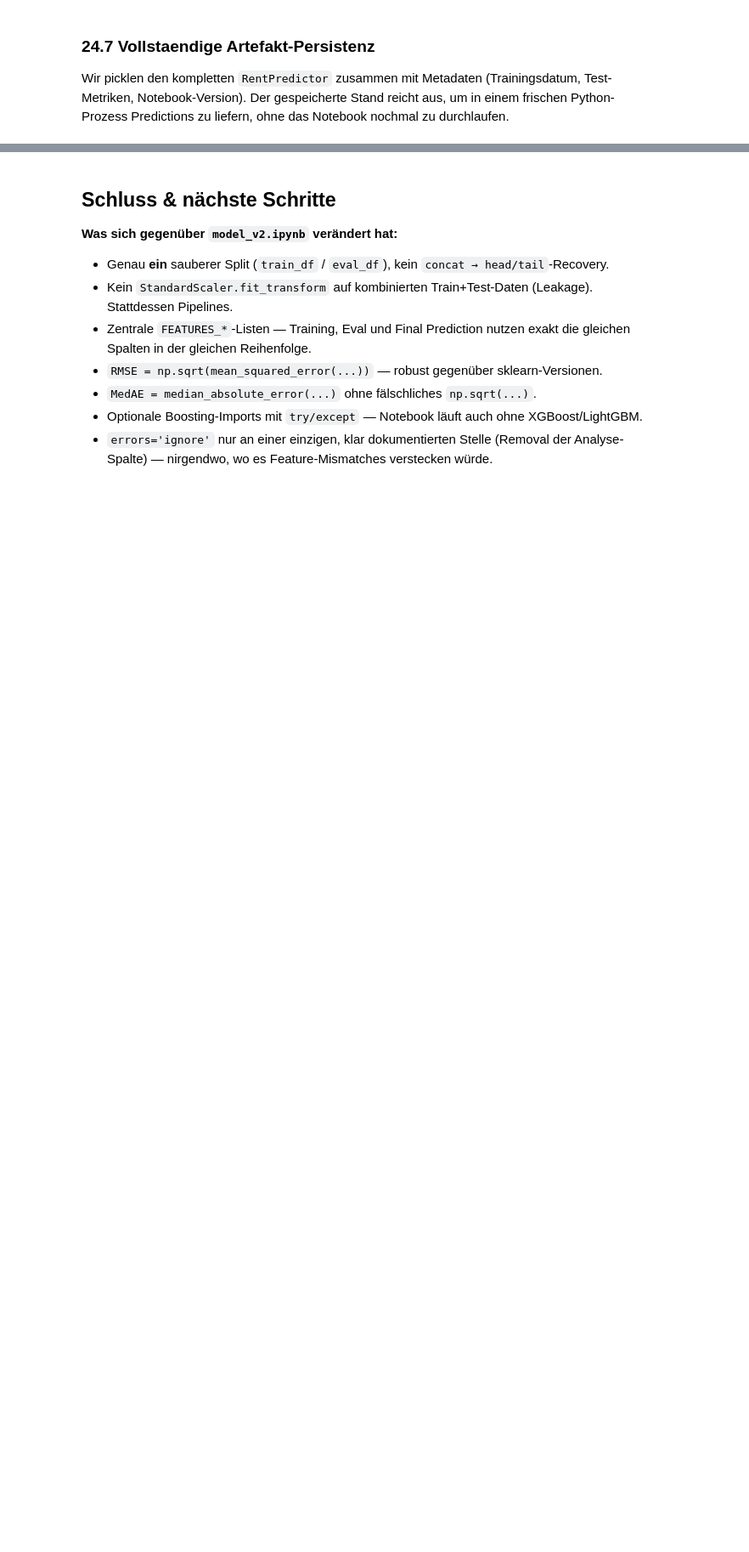
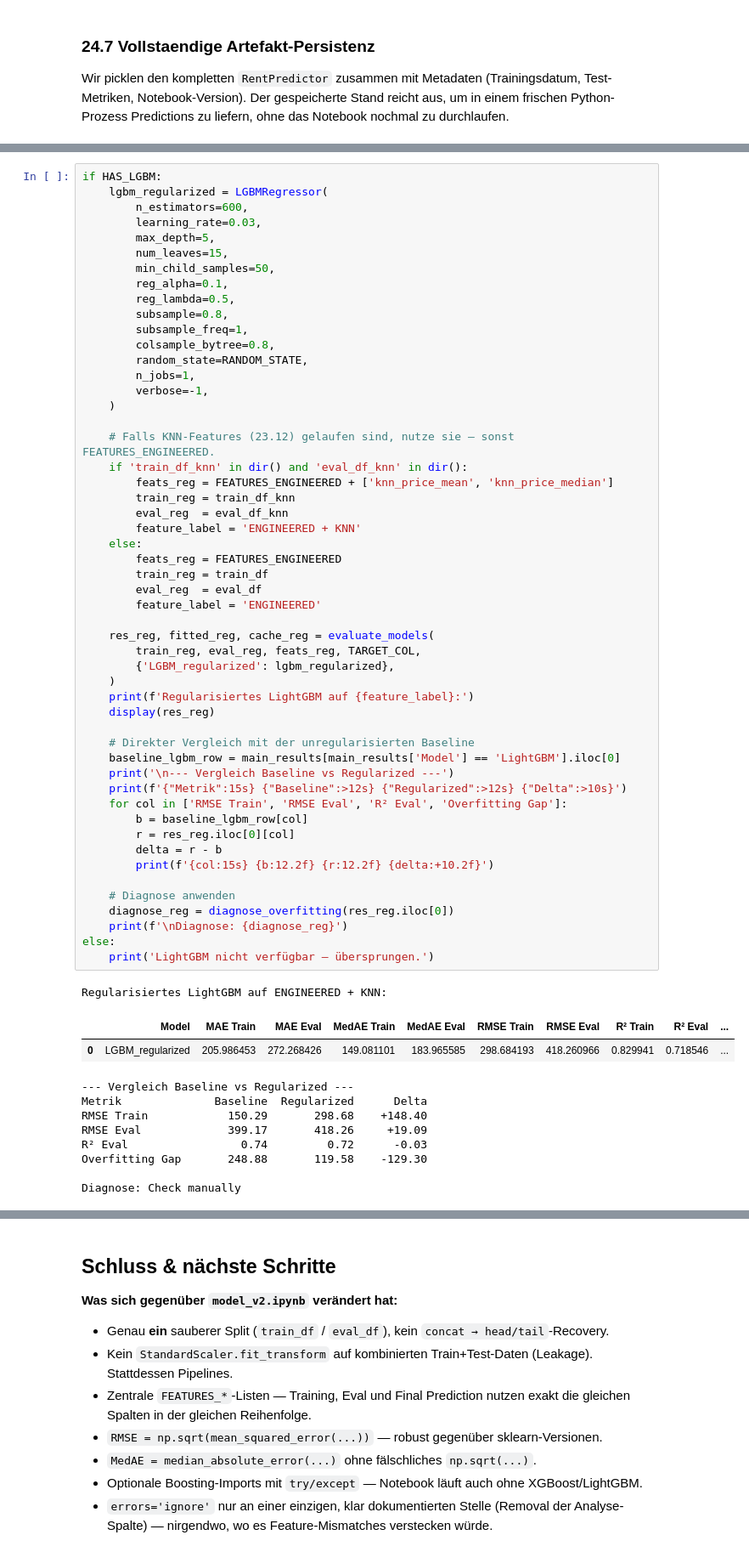
Before and after one commit to wadafacc/dspro1, a Jupyter notebook: src/notebooks/model_v3_clean.ipynb, the cells around one changed output, grey strips where cells are left out. Shown at 85% size. Cells and saved outputs as stored; diff of their text form; blank space fills up the shorter version.

```diff
--- a/src/notebooks/model_v3_clean.ipynb
+++ b/src/notebooks/model_v3_clean.ipynb
@@ -3668,0 +3727,64 @@ True
+# %%
+if HAS_LGBM:
+    lgbm_regularized = LGBMRegressor(
+        n_estimators=600,
+        learning_rate=0.03,
+        max_depth=5,
+        num_leaves=15,
+        min_child_samples=50,
+        reg_alpha=0.1,
+        reg_lambda=0.5,
+        subsample=0.8,
+        subsample_freq=1,
+        colsample_bytree=0.8,
+        random_state=RANDOM_STATE,
+        n_jobs=1,
+        verbose=-1,
+    )
+
+    # Falls KNN-Features (23.12) gelaufen sind, nutze sie — sonst FEATURES_ENGINEERED.
+    if 'train_df_knn' in dir() and 'eval_df_knn' in dir():
+        feats_reg = FEATURES_ENGINEERED + ['knn_price_mean', 'knn_price_median']
+        train_reg = train_df_knn
+        eval_reg  = eval_df_knn
+        feature_label = 'ENGINEERED + KNN'
+    else:
+        feats_reg = FEATURES_ENGINEERED
+        train_reg = train_df
+        eval_reg  = eval_df
+        feature_label = 'ENGINEERED'
+
+    res_reg, fitted_reg, cache_reg = evaluate_models(
+        train_reg, eval_reg, feats_reg, TARGET_COL,
+        {'LGBM_regularized': lgbm_regularized},
+    )
+    print(f'Regularisiertes LightGBM auf {feature_label}:')
+    display(res_reg)
+
+    # Direkter Vergleich mit der unregularisierten Baseline
+    baseline_lgbm_row = main_results[main_results['Model'] == 'LightGBM'].iloc[0]
+    print('\n--- Vergleich Baseline vs Regularized ---')
+    print(f'{"Metrik":15s} {"Baseline":>12s} {"Regularized":>12s} {"Delta":>10s}')
+    for col in ['RMSE Train', 'RMSE Eval', 'R² Eval', 'Overfitting Gap']:
+        b = baseline_lgbm_row[col]
+        r = res_reg.iloc[0][col]
+        delta = r - b
+        print(f'{col:15s} {b:12.2f} {r:12.2f} {delta:+10.2f}')
+
+    # Diagnose anwenden
+    diagnose_reg = diagnose_overfitting(res_reg.iloc[0])
+    print(f'\nDiagnose: {diagnose_reg}')
+else:
+    print('LightGBM nicht verfügbar — übersprungen.')
+# %% [output]
+Regularisiertes LightGBM auf ENGINEERED + KNN:
+|  | Model | MAE Train | MAE Eval | MedAE Train | MedAE Eval | RMSE Train | RMSE Eval | R² Train | R² Eval | ... |
+| 0 | LGBM_regularized | 205.986453 | 272.268426 | 149.081101 | 183.965585 | 298.684193 | 418.260966 | 0.829941 | 0.718546 | ... |
+--- Vergleich Baseline vs Regularized ---
+Metrik              Baseline  Regularized      Delta
+RMSE Train            150.29       298.68    +148.40
+RMSE Eval             399.17       418.26     +19.09
+R² Eval                 0.74         0.72      -0.03
+Overfitting Gap       248.88       119.58    -129.30
+
+Diagnose: Check manually
```
Also changed, not shown: parts of 19 cells of this notebook, 20 other files.
